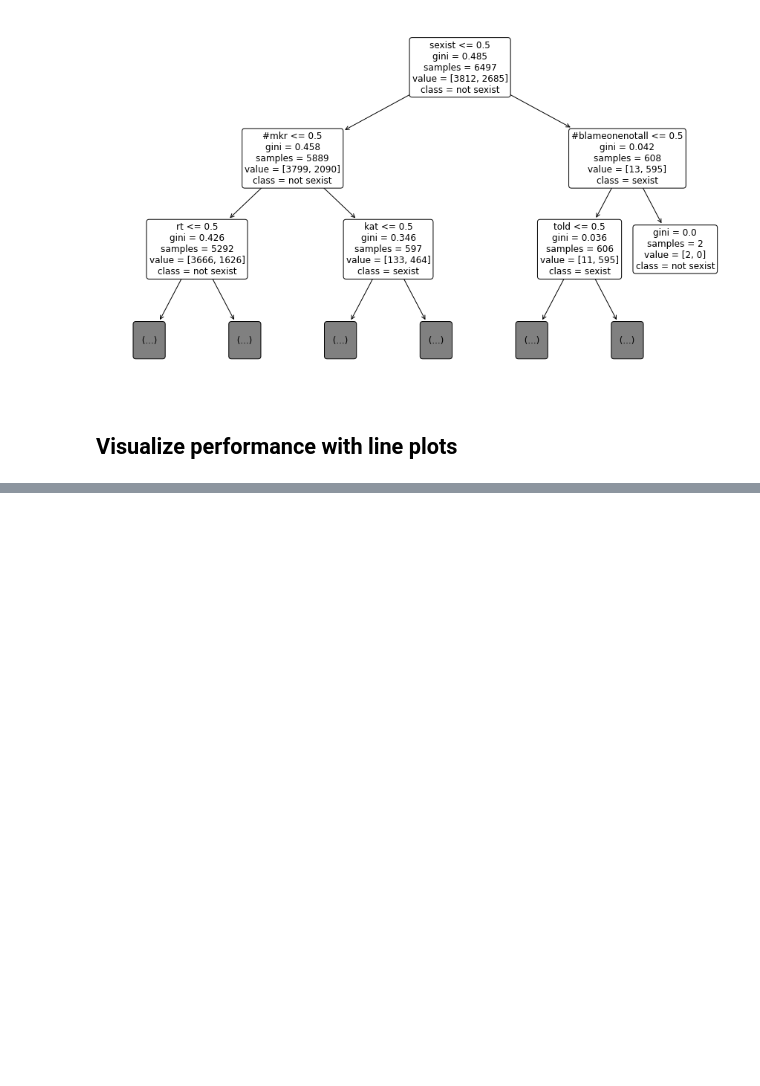
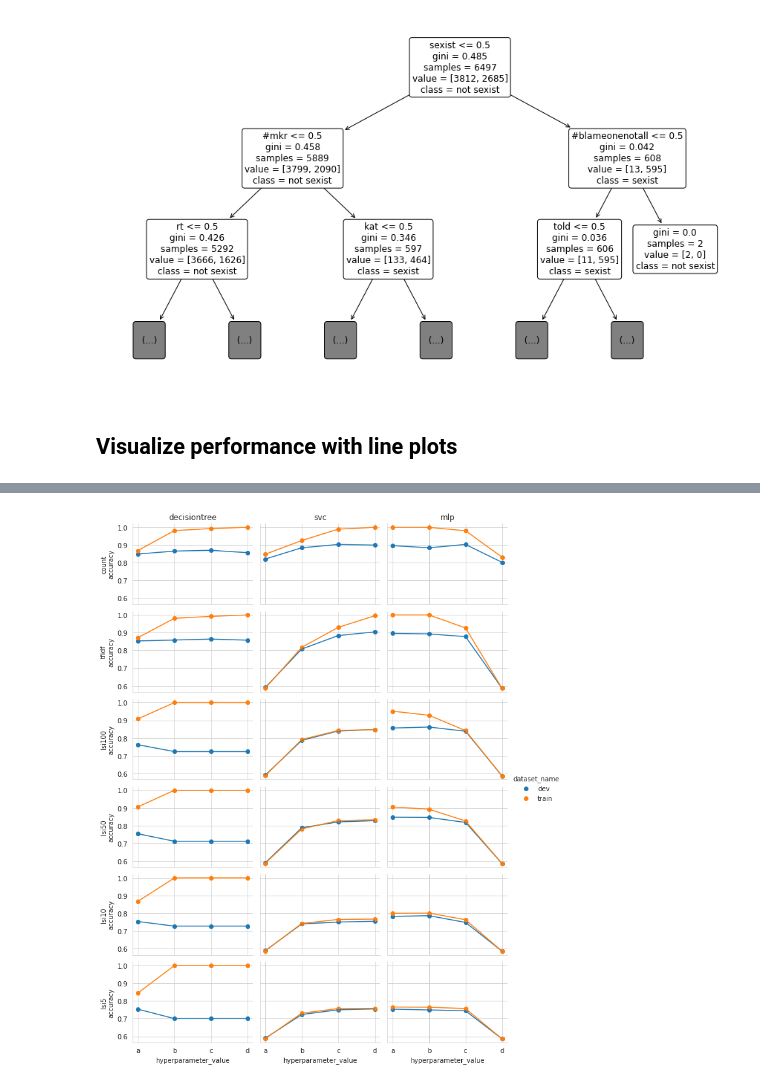
Before and after one commit to brooke-l-hawkins/milestone-ii, a Jupyter notebook: code/visualize_supervised_performance.ipynb, the cells around one changed output, grey strips where cells are left out. Saved outputs shown, nothing was run; the diff lists cells and outputs as text; code cells hidden in the pictures; blank space fills up the shorter version.

Commit message:
update performance visualizations

```diff
--- a/code/visualize_supervised_performance.ipynb
+++ b/code/visualize_supervised_performance.ipynb
@@ -121,11 +68,0 @@ def visualize_model_metric(summary_df, metric_name, model_name):
-# %%
-# initialize lists of metrics and models of interest
-metric_name_list = ['accuracy', 'macro_f1', 'macro_precision', 'macro_recall']
-model_name_list  = ['decisiontree', 'svc', 'mlp']
-
-# iterate over metrics
-for metric_name in metric_name_list:
-    # iterate over models
-    for model_name in model_name_list:
-        # create and save visualization
-        visualize_model_metric(summary_df, metric_name, model_name)
@@ -144,0 +139,4 @@ for metric_name in metric_name_list:
+# %%
+plot_performance('accuracy')
+# %% [output]
+[figure, added]
```
Also changed, not shown: parts of 7 cells of this notebook, 16 other files.
